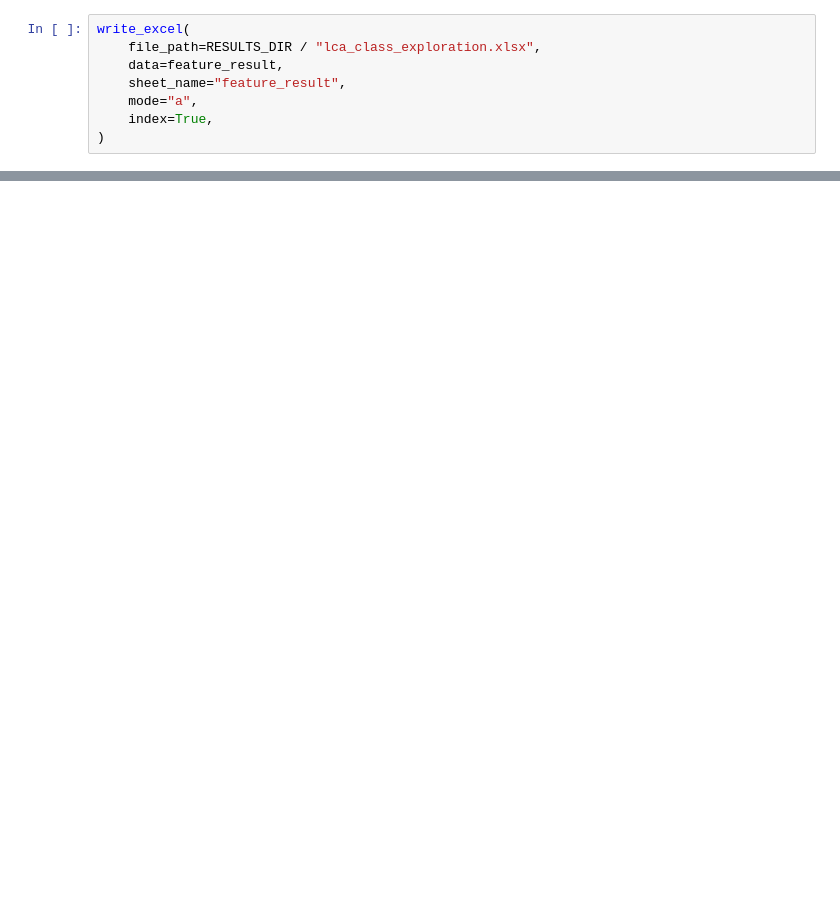
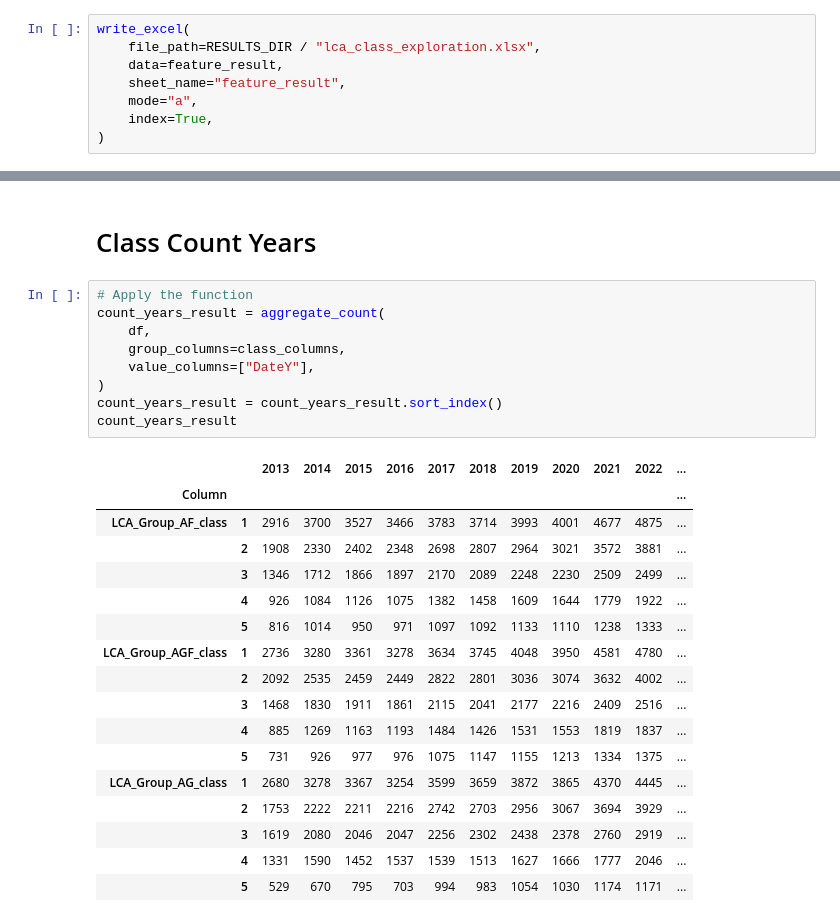
Before and after one commit to Hubert26/ippan_suicide_study, a Jupyter notebook: notebooks/lca_class_exploration.ipynb, the cells around one changed output, grey strips where cells are left out. Saved outputs shown, nothing was run; the diff lists cells and outputs as text; blank space fills up the shorter version.

```diff
--- a/notebooks/lca_class_exploration.ipynb
+++ b/notebooks/lca_class_exploration.ipynb
@@ -126,0 +187,29 @@ write_excel(
+# %% [markdown]
+# Class Count Years
+# %%
+# Apply the function
+count_years_result = aggregate_count(
+    df,
+    group_columns=class_columns,
+    value_columns=["DateY"],
+)
+count_years_result = count_years_result.sort_index()
+count_years_result
+# %% [output]
+|  |  | 2013 | 2014 | 2015 | 2016 | 2017 | 2018 | 2019 | 2020 | 2021 | 2022 | ... |
+| Column |  |  |  |  |  |  |  |  |  |  |  | ... |
+| LCA_Group_AF_class | 1 | 2916 | 3700 | 3527 | 3466 | 3783 | 3714 | 3993 | 4001 | 4677 | 4875 | ... |
+|  | 2 | 1908 | 2330 | 2402 | 2348 | 2698 | 2807 | 2964 | 3021 | 3572 | 3881 | ... |
+|  | 3 | 1346 | 1712 | 1866 | 1897 | 2170 | 2089 | 2248 | 2230 | 2509 | 2499 | ... |
+|  | 4 | 926 | 1084 | 1126 | 1075 | 1382 | 1458 | 1609 | 1644 | 1779 | 1922 | ... |
+|  | 5 | 816 | 1014 | 950 | 971 | 1097 | 1092 | 1133 | 1110 | 1238 | 1333 | ... |
+| LCA_Group_AGF_class | 1 | 2736 | 3280 | 3361 | 3278 | 3634 | 3745 | 4048 | 3950 | 4581 | 4780 | ... |
+|  | 2 | 2092 | 2535 | 2459 | 2449 | 2822 | 2801 | 3036 | 3074 | 3632 | 4002 | ... |
+|  | 3 | 1468 | 1830 | 1911 | 1861 | 2115 | 2041 | 2177 | 2216 | 2409 | 2516 | ... |
+|  | 4 | 885 | 1269 | 1163 | 1193 | 1484 | 1426 | 1531 | 1553 | 1819 | 1837 | ... |
+|  | 5 | 731 | 926 | 977 | 976 | 1075 | 1147 | 1155 | 1213 | 1334 | 1375 | ... |
+| LCA_Group_AG_class | 1 | 2680 | 3278 | 3367 | 3254 | 3599 | 3659 | 3872 | 3865 | 4370 | 4445 | ... |
+|  | 2 | 1753 | 2222 | 2211 | 2216 | 2742 | 2703 | 2956 | 3067 | 3694 | 3929 | ... |
+|  | 3 | 1619 | 2080 | 2046 | 2047 | 2256 | 2302 | 2438 | 2378 | 2760 | 2919 | ... |
+|  | 4 | 1331 | 1590 | 1452 | 1537 | 1539 | 1513 | 1627 | 1666 | 1777 | 2046 | ... |
+|  | 5 | 529 | 670 | 795 | 703 | 994 | 983 | 1054 | 1030 | 1174 | 1171 | ... |
```
Also changed, not shown: parts of 21 cells of this notebook, 11 other files.
